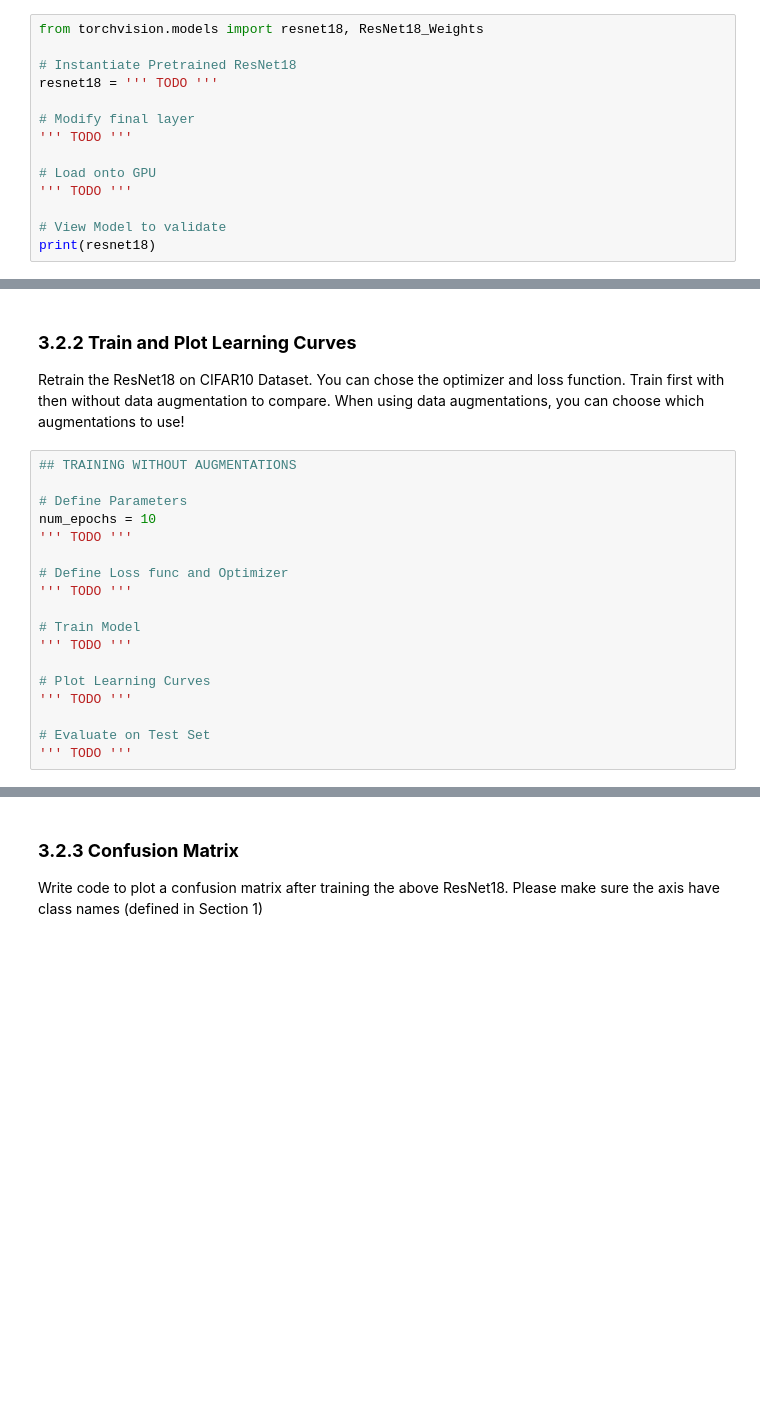
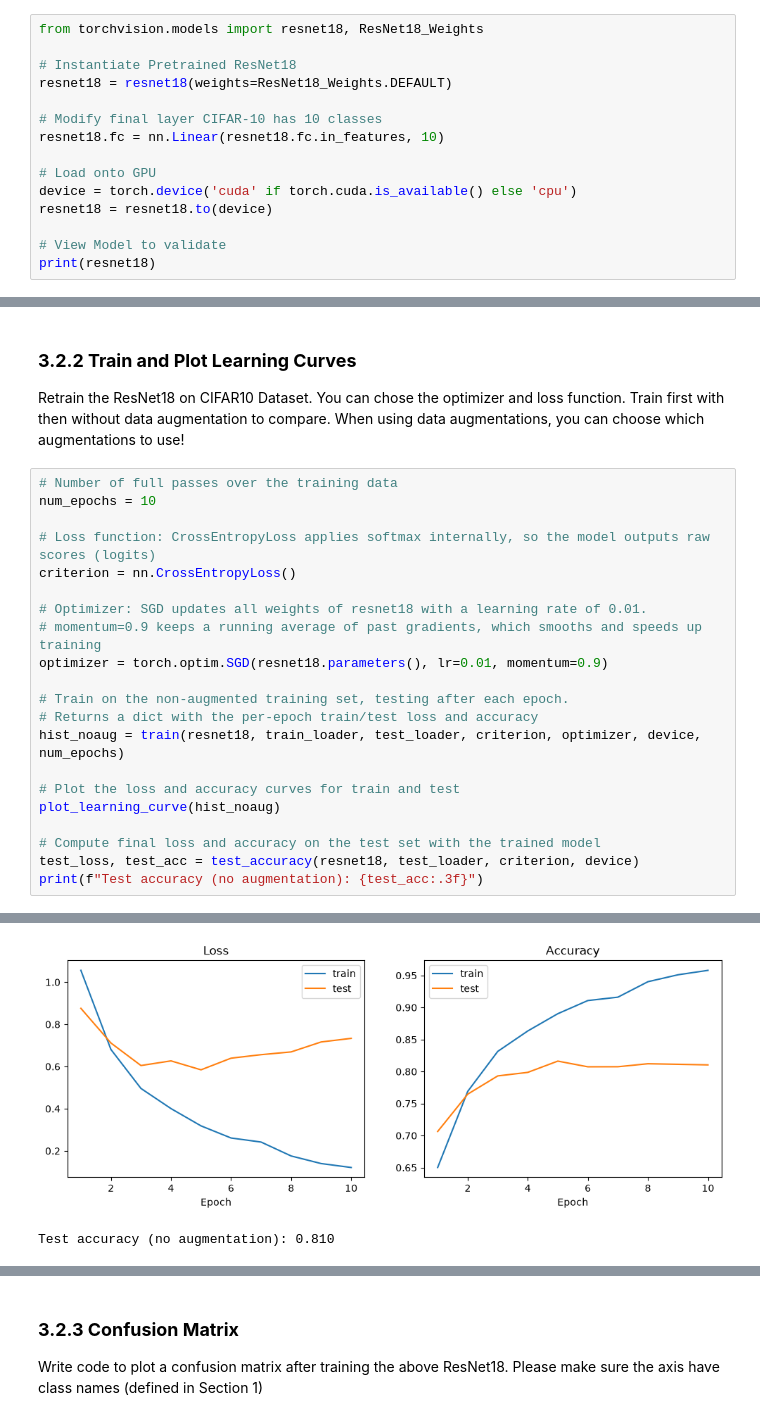
Before and after one commit to avantikavarma/EEC-174-Lab-3, a Jupyter notebook: Phase_2.ipynb, the cells around one changed output, grey strips where cells are left out. Saved outputs shown, nothing was run; the diff lists cells and outputs as text; blank space fills up the shorter version.

```diff
--- a/Phase_2.ipynb
+++ b/Phase_2.ipynb
@@ -210,13 +220,14 @@ You will need to modify the final layer. ResNet outputs 100 labels - please chan
 from torchvision.models import resnet18, ResNet18_Weights
 
 # Instantiate Pretrained ResNet18
-resnet18 = ''' TODO '''
+resnet18 = resnet18(weights=ResNet18_Weights.DEFAULT)
 
-# Modify final layer
-''' TODO '''
+# Modify final layer CIFAR-10 has 10 classes
+resnet18.fc = nn.Linear(resnet18.fc.in_features, 10)
 
 # Load onto GPU
-''' TODO '''
+device = torch.device('cuda' if torch.cuda.is_available() else 'cpu')
+resnet18 = resnet18.to(device)
 
 # View Model to validate
 print(resnet18)
@@ -242,20 +310,24 @@ def plot_learning_curve(''' TODO '''):
 
 Retrain the ResNet18 on CIFAR10 Dataset. You can chose the optimizer and loss function. Train first with then without data augmentation to compare. When using data augmentations, you can choose which augmentations to use!
 # %%
-## TRAINING WITHOUT AUGMENTATIONS
+# Number of full passes over the training data
+num_epochs = 10
 
-# Define Parameters
-num_epochs = 10
-''' TODO '''
+# Loss function: CrossEntropyLoss applies softmax internally, so the model outputs raw scores (logits)
+criterion = nn.CrossEntropyLoss()
 
-# Define Loss func and Optimizer
-''' TODO '''
+# Optimizer: SGD updates all weights of resnet18 with a learning rate of 0.01.
+# momentum=0.9 keeps a running average of past gradients, which smooths and speeds up training
+optimizer = torch.optim.SGD(resnet18.parameters(), lr=0.01, momentum=0.9)
 
-# Train Model
-''' TODO '''
+# Train on the non-augmented training set, testing after each epoch.
+# Returns a dict with the per-epoch train/test loss and accuracy
+hist_noaug = train(resnet18, train_loader, test_loader, criterion, optimizer, device, num_epochs)
 
-# Plot Learning Curves
-''' TODO '''
+# Plot the loss and accuracy curves for train and test
+plot_learning_curve(hist_noaug)
 
-# Evaluate on Test Set
-''' TODO '''
+# Compute final loss and accuracy on the test set with the trained model
+test_loss, test_acc = test_accuracy(resnet18, test_loader, criterion, device)
+print(f"Test accuracy (no augmentation): {test_acc:.3f}")
+# %% [output]
@@ -262,3 +344,5 @@ num_epochs = 10
+[figure, added]
+Test accuracy (no augmentation): 0.810
 # %%
 ## TRAINING WITH AUGMENTATIONS
 
```
Also changed, not shown: parts of 18 cells of this notebook.
